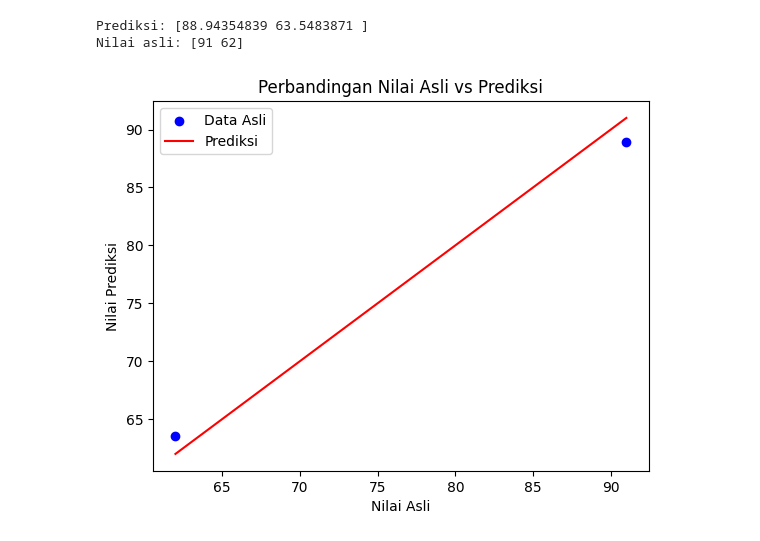
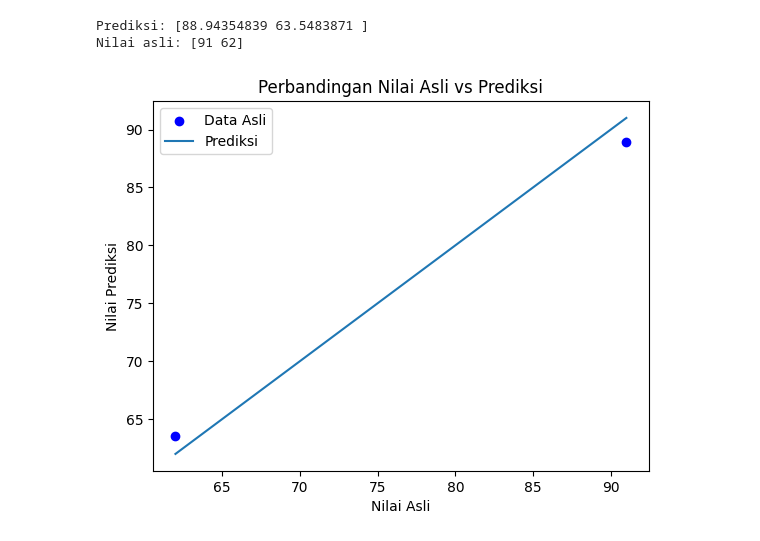
Before and after one commit to rezaaf-zk/Regresi_Linear, a Jupyter notebook: linear_regresion_berganda.ipynb, the cells around one changed output. Drawn from its saved outputs; the diff is of its cells as text; code cells hidden in the pictures.

```diff
--- a/linear_regresion_berganda.ipynb
+++ b/linear_regresion_berganda.ipynb
@@ -56,11 +56,11 @@ Prediksi: [88.94354839 63.5483871 ]
 Nilai asli: [91 62]
 # %%
 plt.scatter(y_test, y_pred, color ='blue', label='Data Asli')
-plt.plot(y_test, y_test, color='red', label='Prediksi')
+plt.plot(y_test, y_test, label='Prediksi')
 plt.xlabel("Nilai Asli")
 plt.ylabel("Nilai Prediksi")
 plt.title("Perbandingan Nilai Asli vs Prediksi")
 plt.legend()
 plt.show()
 # %% [output]
-[figure, old version]
+[figure, new version]
```
